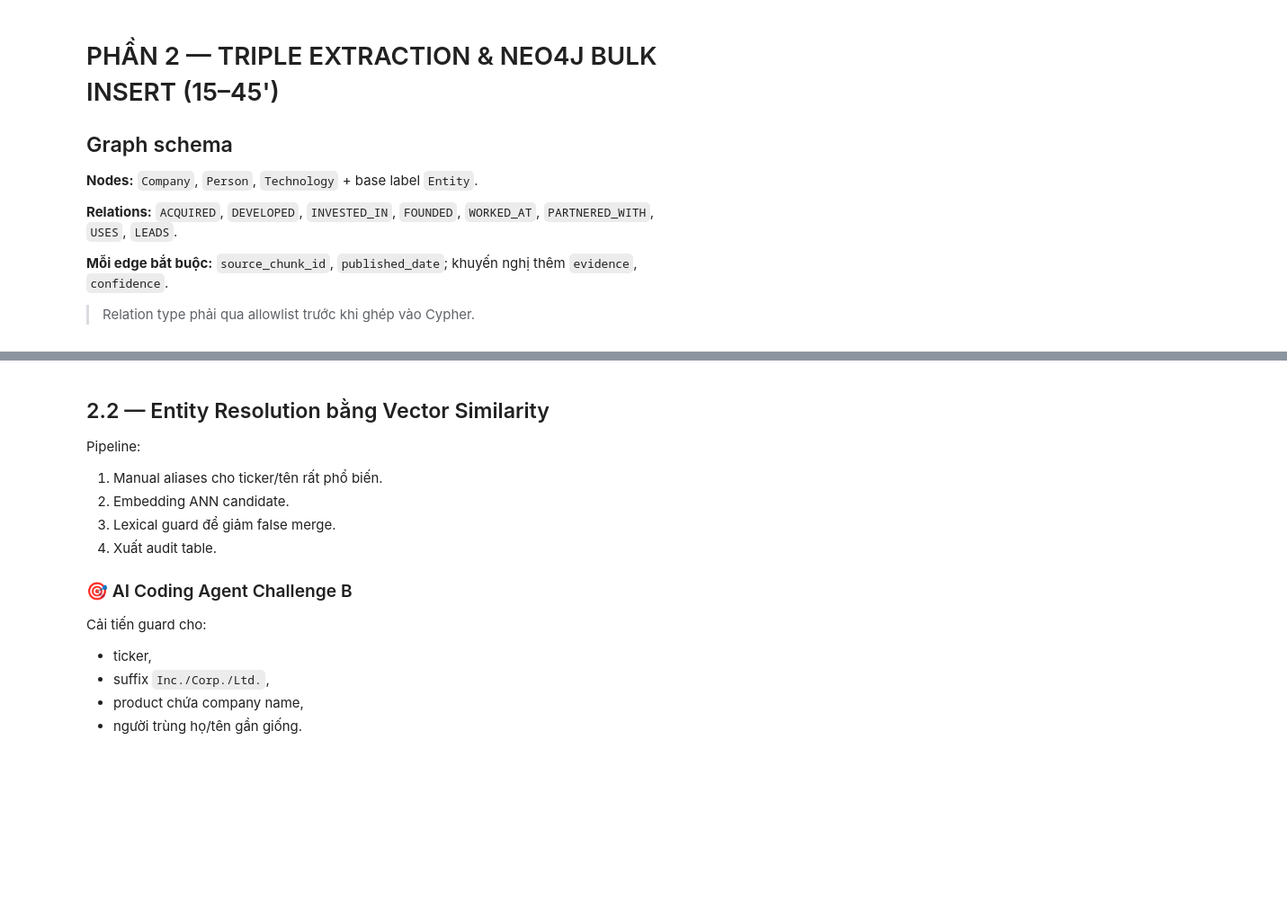
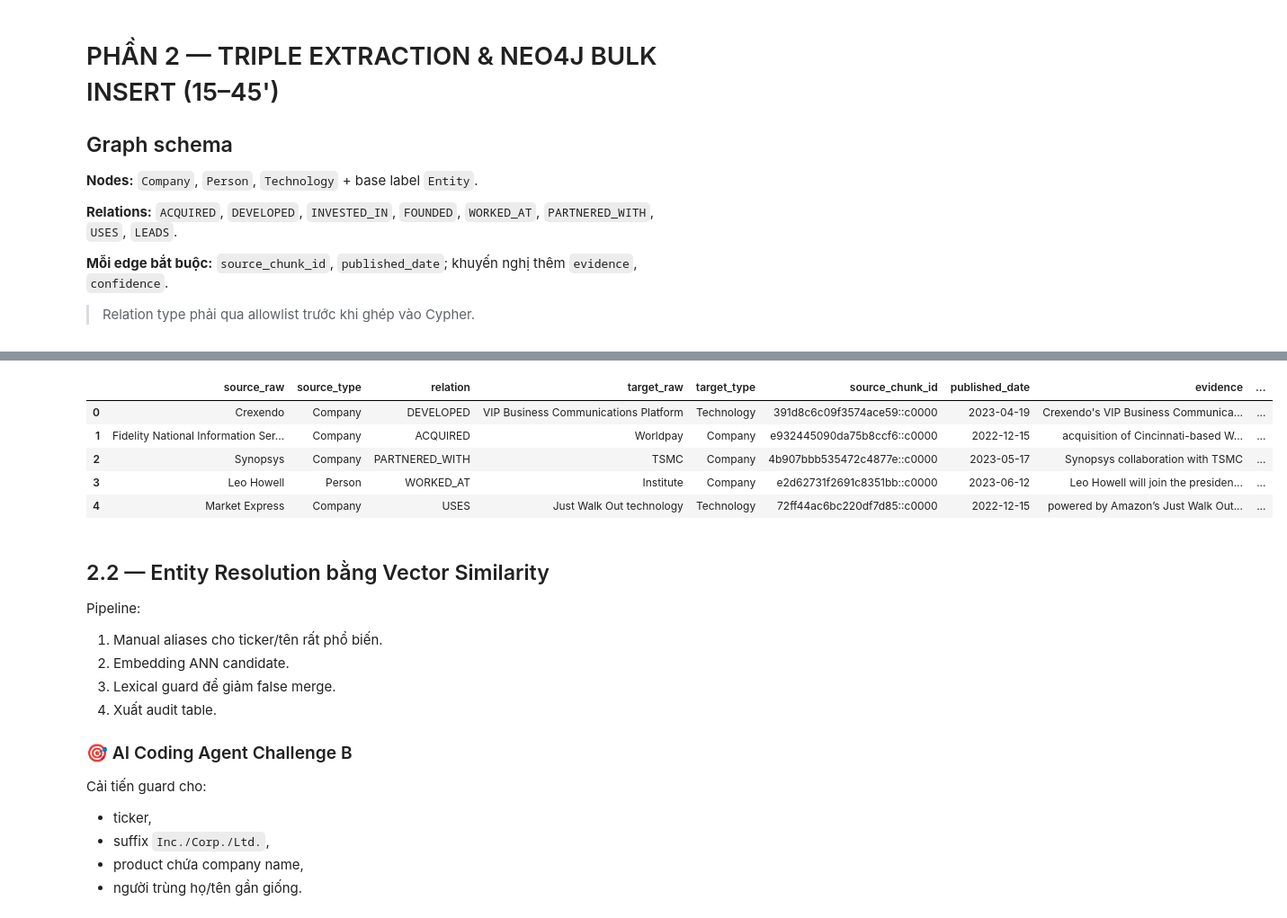
Before and after one commit to thanhdatpham938-hub/K4-Track3-Lab19-GraphRAG, a Jupyter notebook: Day19_GraphRAG_vs_FlatRAG_Production_Lab_Guide.ipynb, the cells around one changed output, grey strips where cells are left out. Shown at 90% size. Cells and saved outputs as stored; diff of their text form; code cells hidden in the pictures; blank space fills up the shorter version.

```diff
--- a/Day19_GraphRAG_vs_FlatRAG_Production_Lab_Guide.ipynb
+++ b/Day19_GraphRAG_vs_FlatRAG_Production_Lab_Guide.ipynb
@@ -103,6 +106,6 @@ HF_TOKEN = get_secret("HF_TOKEN", "")
 DATA_PATH = "/content/hackernoon_subset.csv" if IN_COLAB else ".cache/hackernoon_subset.csv"
 LAB_MAX_ARTICLES = 1500
 LAB_MAX_CHUNKS = 3000
-EXTRACTION_MAX_CHUNKS = 400
+EXTRACTION_MAX_CHUNKS = 200  # giam tu 400 (spec) xuong 200 de vua ngan sach TPD free tier cua Groq
 CHUNK_WORDS = 220
 CHUNK_OVERLAP_WORDS = 40
@@ -367,7 +348,7 @@ def load_news(path):
     raise ValueError(f"Unsupported: {path.suffix}")
 
 def standardize_news(raw):
-    text_col = pick_col(raw, ["text", "content", "article", "body", "story"])
+    text_col = pick_col(raw, ["text", "content", "article", "body", "story", "description"])
     title_col = pick_col(raw, ["title", "headline"], required=False)
     date_col = pick_col(raw, ["published_date", "date", "published_at", "created_at"], required=False)
     id_col = pick_col(raw, ["id", "article_id", "story_id", "uuid"], required=False)
@@ -433,7 +414,7 @@ def build_chunks(news_df):
                 return pd.DataFrame(rows)
     return pd.DataFrame(rows)
 
-# raw_df = load_news(DATA_PATH)
-# news_df = standardize_news(raw_df)
-# chunks_df = build_chunks(news_df)
-# display(chunks_df.head())
+raw_df = load_news(DATA_PATH)
+news_df = standardize_news(raw_df)
+chunks_df = build_chunks(news_df)
+display(chunks_df.head())
@@ -636,23 +731,58 @@ INPUT:
 """.strip()
     return groq_json(EXTRACT_SYSTEM, prompt)
 
+EXTRACT_CKPT = CACHE_DIR / "triples_partial.pkl"
+EXTRACT_DONE_CKPT = CACHE_DIR / "triples_done_chunks.pkl"
+
+def _safe_float(v, default=0.0):
+    try:
+        return float(v)
+    except (TypeError, ValueError):
+        return default
+
 def run_extraction(source_df, batch_size=4):
+    """Resume duoc: checkpoint triple + danh sach chunk da xu ly sau MOI batch."""
     meta = source_df.set_index("chunk_id")["published_date"].to_dict()
+
     triples, errors = [], []
+    done_chunks = set()
+    if EXTRACT_CKPT.exists() and EXTRACT_DONE_CKPT.exists():
+        triples = pd.read_pickle(EXTRACT_CKPT).to_dict("records")
+        done_chunks = set(pd.read_pickle(EXTRACT_DONE_CKPT))
+        print(f"[RESUME] extraction: {len(triples)} triple, {len(done_chunks)} chunk da xong.")
 
-    for start in tqdm(range(0, len(source_df), batch_size), desc="NER+RE"):
-        batch = source_df.iloc[start:start+batch_size]
+    todo = source_df[~source_df.chunk_id.isin(done_chunks)]
+
+    for start in tqdm(range(0, len(todo), batch_size), desc="NER+RE"):
+        batch = todo.iloc[start:start+batch_size]
         try:
             obj, _ = extract_batch(batch)
         except Exception as e:
+            if "Tat ca model trong pool da het quota" in str(e):
+                print(f"[QUOTA STOP] Dung extraction tai batch {start}, giu checkpoint.")
+                break
             errors.append({"start": start, "error": str(e)})
             continue
 
-        for item in obj.get("items", []):
+        done_chunks.update(batch.chunk_id.tolist())
+
+        items = obj.get("items", []) if isinstance(obj, dict) else []
+        if not isinstance(items, list):
+            items = []
+        for item in items:
+            # Model nho trong pool doi khi tra ve chuoi thay vi object -> bo qua, khong crash
+            if not isinstance(item, dict):
+                errors.append({"start": start, "error": f"MALFORMED_ITEM: {str(item)[:120]}"})
+                continue
             cid = item.get("chunk_id")
             if cid not in meta:
                 continue
-            for x in item.get("relations", []):
+            rels = item.get("relations", [])
+            if not isinstance(rels, list):
+                continue
+            for x in rels:
+                if not isinstance(x, dict):
+                    continue
                 s, t = norm_space(x.get("source")), norm_space(x.get("target"))
                 st, tt, rel = x.get("source_type"), x.get("target_type"), x.get("relation")
                 if not s or not t:
@@ -670,10 +800,35 @@ def run_extraction(source_df, batch_size=4):
                     "source_chunk_id": cid,
                     "published_date": meta[cid] or "",
                     "evidence": norm_space(x.get("evidence")),
-                    "confidence": float(x.get("confidence") or 0.0),
+                    "confidence": _safe_float(x.get("confidence")),
                 })
+
+        pd.DataFrame(triples).to_pickle(EXTRACT_CKPT)
+        pd.Series(sorted(done_chunks)).to_pickle(EXTRACT_DONE_CKPT)
 
     return pd.DataFrame(triples), pd.DataFrame(errors)
 
-# raw_triples_df, extraction_errors_df = run_extraction(extraction_source)
-# display(raw_triples_df.head())
+def _run_extraction_all():
+    _tri, _err = run_extraction(extraction_source)
+    globals()["extraction_errors_df"] = _err
+    if len(_err):
+        _err.to_pickle(CACHE_DIR / "extraction_errors_df.pkl")
+    return _tri
+
+raw_triples_df = cached_df("raw_triples_df", _run_extraction_all)
+extraction_errors_df = globals().get("extraction_errors_df")
+if extraction_errors_df is None:
+    _p = CACHE_DIR / "extraction_errors_df.pkl"
+    extraction_errors_df = pd.read_pickle(_p) if _p.exists() else pd.DataFrame()
+
+print(f"Trich xuat duoc {len(raw_triples_df)} triple tu {len(extraction_source)} chunk.")
+if len(extraction_errors_df):
+    print(f"CANH BAO: {len(extraction_errors_df)} batch loi. Vi du:")
+    print(extraction_errors_df.head(3).to_string())
+if raw_triples_df.empty:
+    raise RuntimeError(
+        "EXTRACTION FAILED: 0 triple. Kiem tra GROQ_API_KEY/GROQ_MODEL "
+        "hoac schema allowlist qua chat so voi du lieu."
+    )
+display(raw_triples_df.head())
+# %% [output]
@@ -680,3 +841,9 @@ def run_extraction(source_df, batch_size=4):
+|  | source_raw | source_type | relation | target_raw | target_type | source_chunk_id | published_date | evidence | ... |
+| 0 | Crexendo | Company | DEVELOPED | VIP Business Communications Platform | Technology | 391d8c6c09f3574ace59::c0000 | 2023-04-19 | Crexendo's VIP Business Communica... | ... |
+| 1 | Fidelity National Information Ser... | Company | ACQUIRED | Worldpay | Company | e932445090da75b8ccf6::c0000 | 2022-12-15 | acquisition of Cincinnati-based W... | ... |
+| 2 | Synopsys | Company | PARTNERED_WITH | TSMC | Company | 4b907bbb535472c4877e::c0000 | 2023-05-17 | Synopsys collaboration with TSMC | ... |
+| 3 | Leo Howell | Person | WORKED_AT | Institute | Company | e2d62731f2691c8351bb::c0000 | 2023-06-12 | Leo Howell will join the presiden... | ... |
+| 4 | Market Express | Company | USES | Just Walk Out technology | Technology | 72ff44ac6bc220df7d85::c0000 | 2022-12-15 | powered by Amazon’s Just Walk Out... | ... |
 # %% [markdown]
 ## 2.2 — Entity Resolution bằng Vector Similarity
 
```
Also changed, not shown: parts of 25 cells of this notebook, 3 other files.
